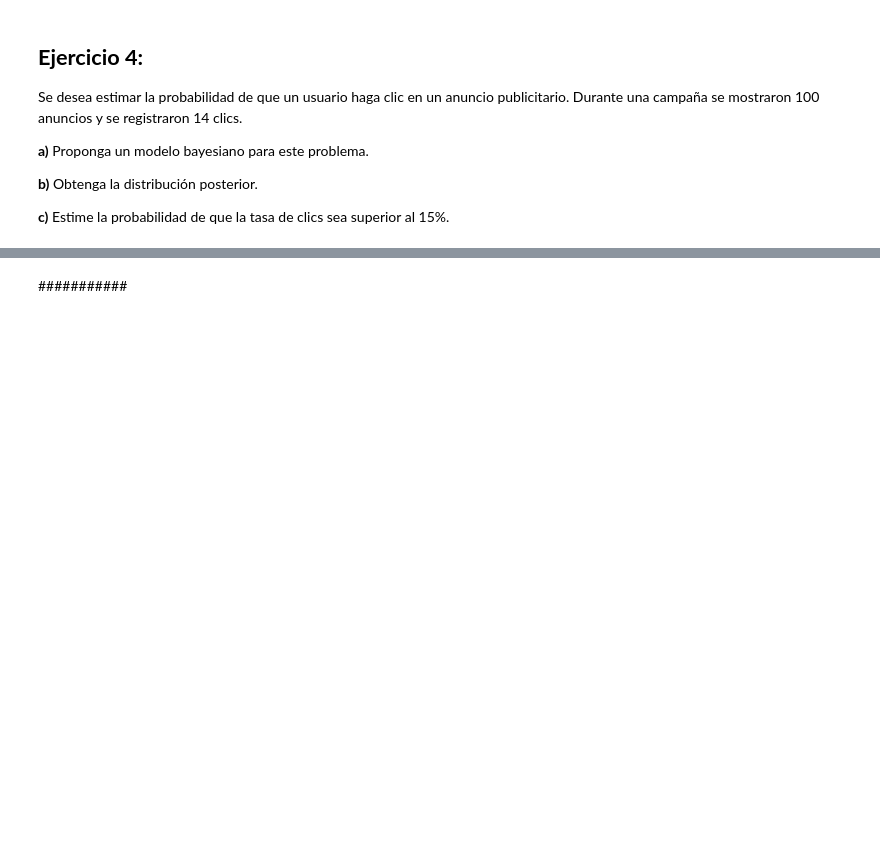
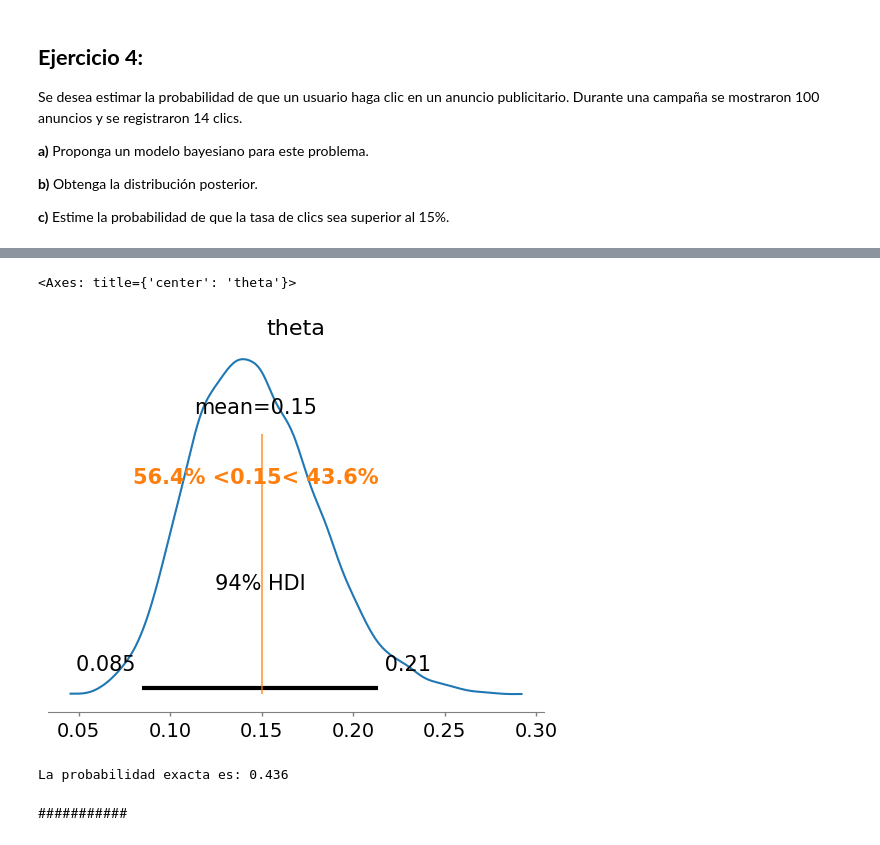
Before and after one commit to MauricioKreszczuk/estadistica-inferencia-2-practicas, a Jupyter notebook: Guia 2/TP2_Programación_Probabilística_2026.ipynb, the cells around one changed output, grey strips where cells are left out. Drawn from its saved outputs; the diff is of its cells as text; code cells hidden in the pictures; blank space fills up the shorter version.

```diff
--- a/Guia 2/TP2_Programación_Probabilística_2026.ipynb
+++ b/Guia 2/TP2_Programación_Probabilística_2026.ipynb
@@ -275,3 +295,18 @@ b)
+# %%
+az.plot_posterior(idata, ref_val=0.15)
+# %% [output]
+<Axes: title={'center': 'theta'}>
+[figure, added]
+# %%
+# c) Estime la probabilidad de que la tasa de clics sea superior al 15%.
+
+# 1. Calculamos la proporción matemática exacta
+prob_exacta = (idata.posterior["theta"] > 0.15).mean().item()
+
+# 2. Imprimimos el resultado numérico
+print(f"La probabilidad exacta es: {prob_exacta:.3f}")
+# %% [output]
+La probabilidad exacta es: 0.436
 # %% [markdown]
 ###########
 # %% [markdown]
```
Also changed, not shown: parts of 5 cells of this notebook.
